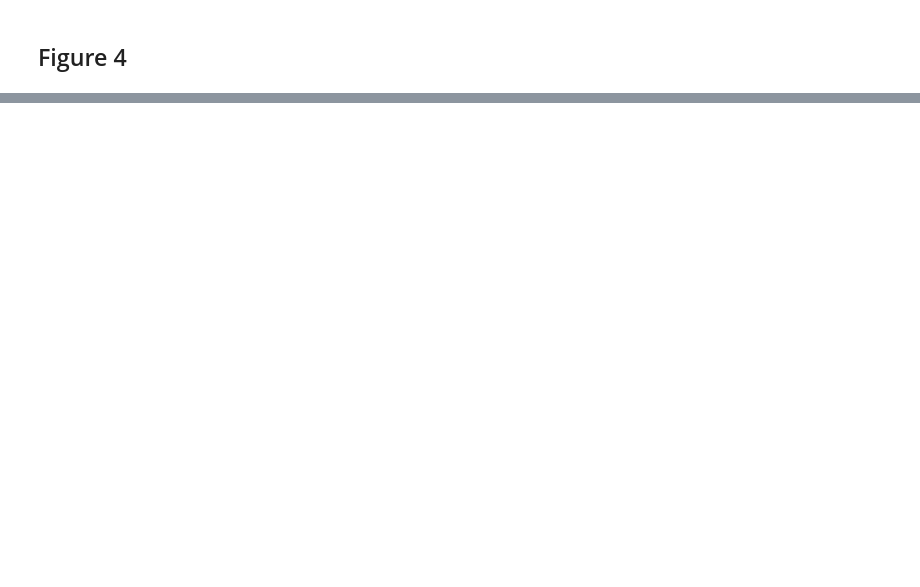
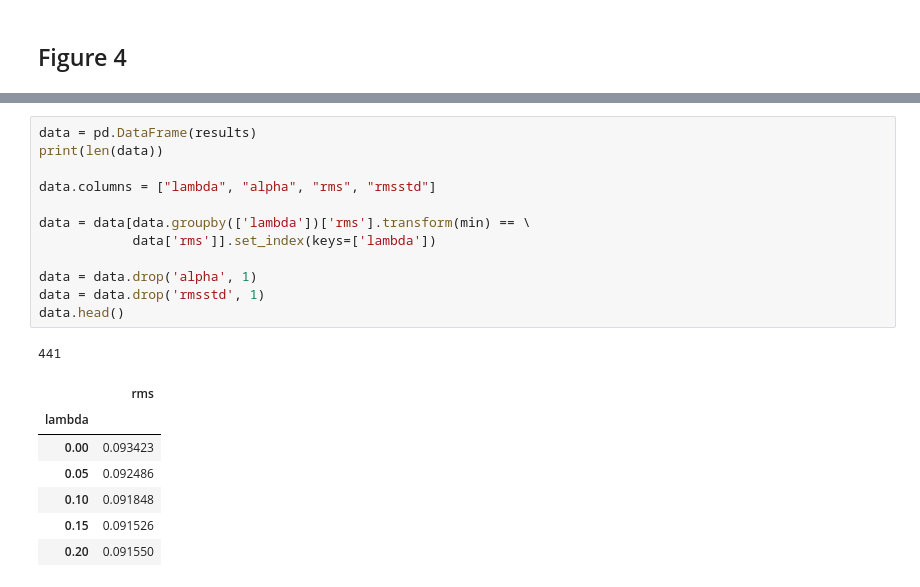
Before and after one commit to accraze/random-walk, a Jupyter notebook: Random Walk.ipynb, the cells around one changed output, grey strips where cells are left out. Cells and saved outputs as stored; diff of their text form; blank space fills up the shorter version.

```diff
--- a/Random Walk.ipynb
+++ b/Random Walk.ipynb
@@ -62,0 +135,21 @@ RMSEs = {1:[],0:[],0.8:[],0.3:[]}
+# %%
+data = pd.DataFrame(results)
+print(len(data))
+
+data.columns = ["lambda", "alpha", "rms", "rmsstd"]
+
+data = data[data.groupby(['lambda'])['rms'].transform(min) == \
+            data['rms']].set_index(keys=['lambda'])
+
+data = data.drop('alpha', 1)
+data = data.drop('rmsstd', 1)
+data.head()
+# %% [output]
+441
+|  | rms |
+| lambda |  |
+| 0.00 | 0.093423 |
+| 0.05 | 0.092486 |
+| 0.10 | 0.091848 |
+| 0.15 | 0.091526 |
+| 0.20 | 0.091550 |
```
Also changed, not shown: parts of 12 cells of this notebook, 1 other file.
